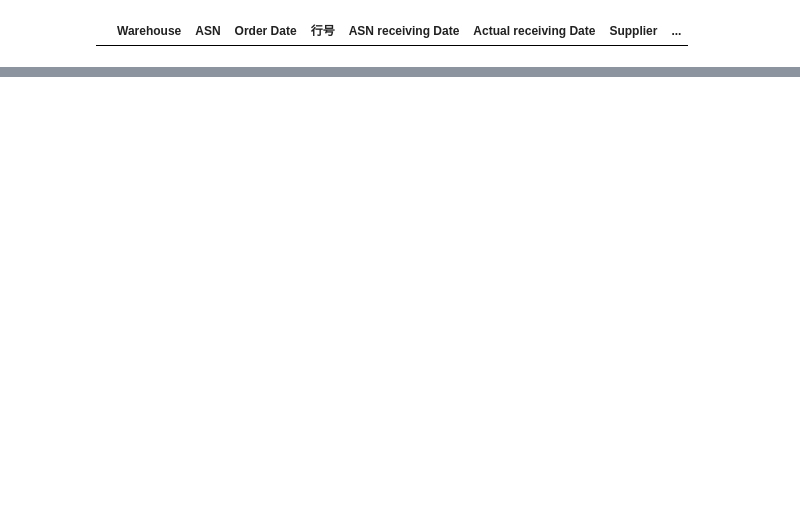
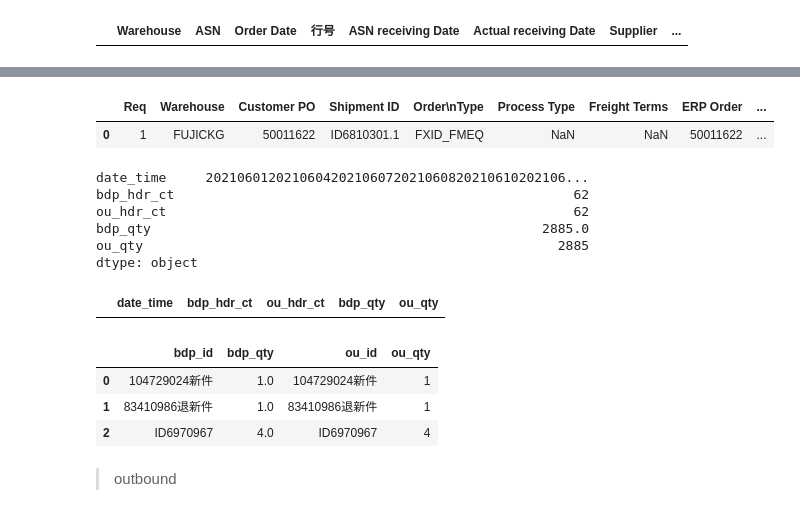
Before and after one commit to fyenne/CN-214, a Jupyter notebook: check_ou_bdp.ipynb, the cells around one changed output, grey strips where cells are left out. Cells and saved outputs as stored; diff of their text form; code cells hidden in the pictures; blank space fills up the shorter version.

```diff
--- a/check_ou_bdp.ipynb
+++ b/check_ou_bdp.ipynb
@@ -1535,0 +1629,9 @@ cos_inbound_ou[cos_inbound_ou['ASN'] =='01-20210520-07753']
+# %%
+# colname_bdp(cos_inbound_bdp)
+date_pre(fuji_inbound_bdp, ['closed_date'])
+date_pre(fuji_inbound_ou, ['Receipt Date'])
+date_pre(fuji_oubound_bdp, ['closed_date'])
+date_pre(fuji_outbound_ou, ['Shipped Date'])
+# %% [output]
+|  | Req | Warehouse | Customer PO | Shipment ID | Order\nType | Process Type | Freight Terms | ERP Order | ... |
+| 0 | 1 | FUJICKG | 50011622 | ID6810301.1 | FXID_FMEQ | NaN | NaN | 50011622 | ... |
@@ -1535,0 +1642,39 @@ cos_inbound_ou[cos_inbound_ou['ASN'] =='01-20210520-07753']
+# %%
+compare_data(
+    fuji_inbound_bdp, fuji_inbound_ou,
+    'closed_date', 'Receipt Date',
+    'asn_id', 'Receipt Id',
+    'receive_qty','Received Qty'
+
+)[0].sum()
+# %% [output]
+date_time     2021060120210604202106072021060820210610202106...
+bdp_hdr_ct                                                   62
+ou_hdr_ct                                                    62
+bdp_qty                                                  2885.0
+ou_qty                                                     2885
+dtype: object
+# %%
+compare_data(
+    fuji_inbound_bdp, fuji_inbound_ou,
+    'closed_date', 'Receipt Date',
+    'asn_id', 'Receipt Id',
+    'receive_qty','Received Qty'
+
+)[1]
+# %% [output]
+|  | date_time | bdp_hdr_ct | ou_hdr_ct | bdp_qty | ou_qty |
+# %%
+detail_check(
+     fuji_inbound_bdp, fuji_inbound_ou,
+     '20210629',
+    cols_bdp = ['asn_id', 'receive_qty', 'closed_date'],
+    cols_ou = ['Receipt Id','Received Qty', 'Receipt Date']
+)[0]
+# %% [output]
+|  | bdp_id | bdp_qty | ou_id | ou_qty |
+| 0 | 104729024新件 | 1.0 | 104729024新件 | 1 |
+| 1 | 83410986退新件 | 1.0 | 83410986退新件 | 1 |
+| 2 | ID6970967 | 4.0 | ID6970967 | 4 |
+# %% [markdown]
+> outbound
```
Also changed, not shown: parts of 18 cells of this notebook, 1 other file.
